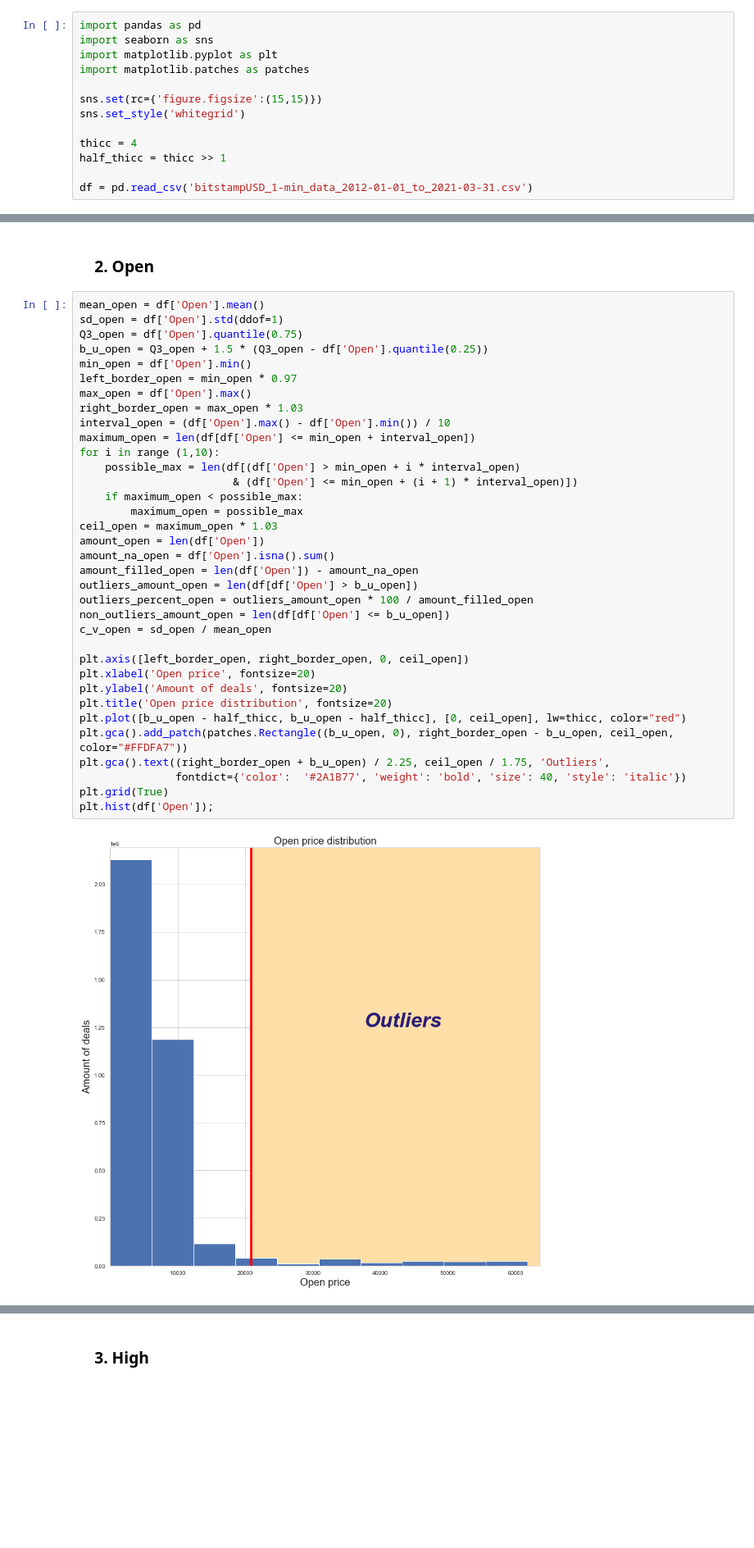
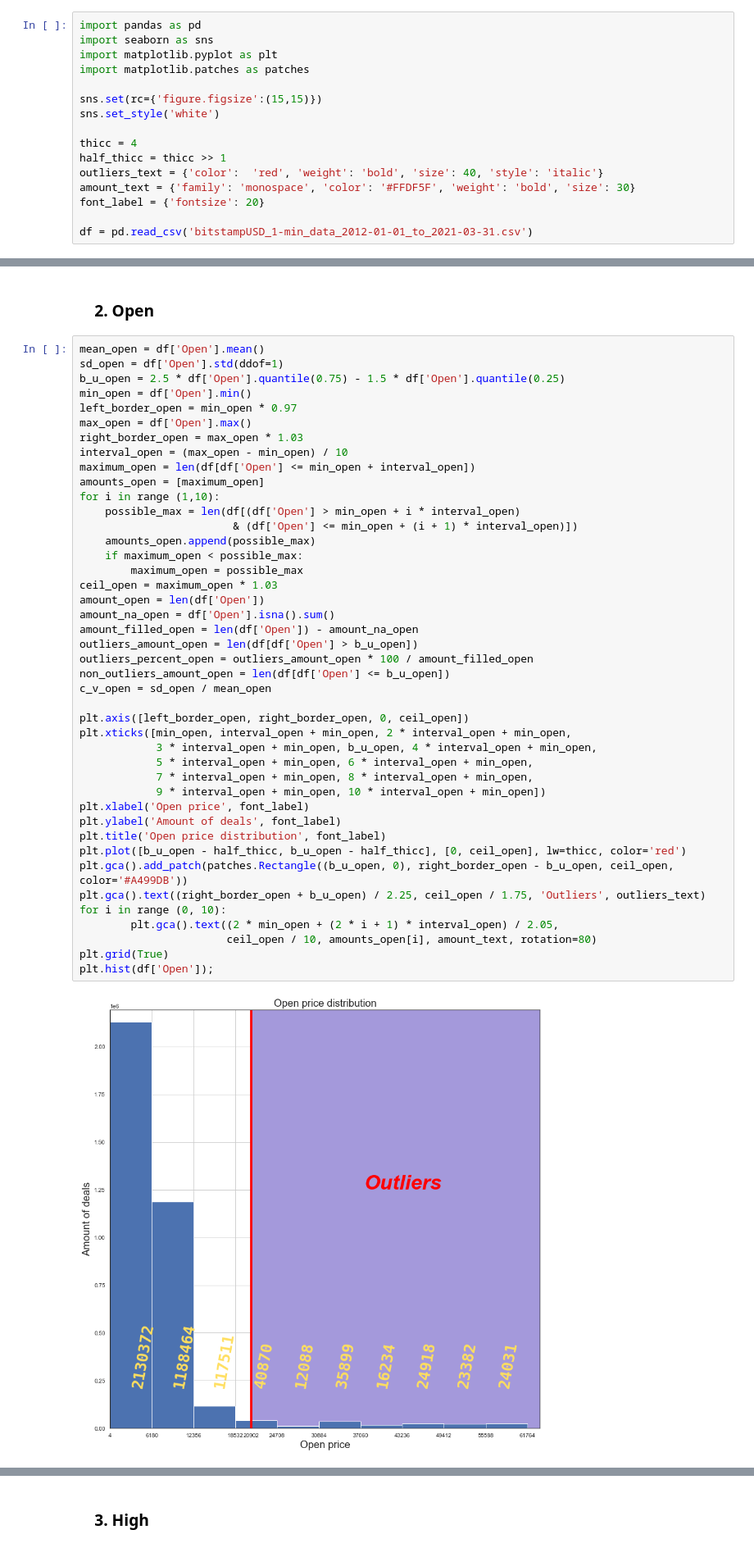
Before and after one commit to Xofrio/MachineLearning, a Jupyter notebook: Lab1/Lab1, 9893, Белов А. А..ipynb, the cells around one changed output, grey strips where cells are left out. Shown at 82% size. Drawn from its saved outputs; the diff is of its cells as text; blank space fills up the shorter version.

```diff
--- a/Lab1/Lab1, 9893, Белов А. А..ipynb
+++ b/Lab1/Lab1, 9893, Белов А. А..ipynb
@@ -56,10 +57,13 @@ import matplotlib.pyplot as plt
 import matplotlib.patches as patches
 
 sns.set(rc={'figure.figsize':(15,15)})
-sns.set_style('whitegrid')
+sns.set_style('white')
 
 thicc = 4
 half_thicc = thicc >> 1
+outliers_text = {'color':  'red', 'weight': 'bold', 'size': 40, 'style': 'italic'}
+amount_text = {'family': 'monospace', 'color': '#FFDF5F', 'weight': 'bold', 'size': 30}
+font_label = {'fontsize': 20}
 
 df = pd.read_csv('bitstampUSD_1-min_data_2012-01-01_to_2021-03-31.csv')
 # %% [markdown]
@@ -131,40 +139,48 @@ f'Количество значений Timestamp без выбросов:\t\t\t
 # %%
 mean_open = df['Open'].mean()
 sd_open = df['Open'].std(ddof=1)
-Q3_open = df['Open'].quantile(0.75)
-b_u_open = Q3_open + 1.5 * (Q3_open - df['Open'].quantile(0.25))
+b_u_open = 2.5 * df['Open'].quantile(0.75) - 1.5 * df['Open'].quantile(0.25)
 min_open = df['Open'].min()
 left_border_open = min_open * 0.97
 max_open = df['Open'].max()
 right_border_open = max_open * 1.03
-interval_open = (df['Open'].max() - df['Open'].min()) / 10
+interval_open = (max_open - min_open) / 10
 maximum_open = len(df[df['Open'] <= min_open + interval_open])
+amounts_open = [maximum_open]
 for i in range (1,10):
     possible_max = len(df[(df['Open'] > min_open + i * interval_open)
                         & (df['Open'] <= min_open + (i + 1) * interval_open)])
+    amounts_open.append(possible_max)
     if maximum_open < possible_max:
         maximum_open = possible_max
 ceil_open = maximum_open * 1.03
 amount_open = len(df['Open'])
 amount_na_open = df['Open'].isna().sum()
 amount_filled_open = len(df['Open']) - amount_na_open
 outliers_amount_open = len(df[df['Open'] > b_u_open])
 outliers_percent_open = outliers_amount_open * 100 / amount_filled_open
 non_outliers_amount_open = len(df[df['Open'] <= b_u_open])
 c_v_open = sd_open / mean_open
 
 plt.axis([left_border_open, right_border_open, 0, ceil_open])
-plt.xlabel('Open price', fontsize=20)
-plt.ylabel('Amount of deals', fontsize=20)
-plt.title('Open price distribution', fontsize=20)
-plt.plot([b_u_open - half_thicc, b_u_open - half_thicc], [0, ceil_open], lw=thicc, color="red")
-plt.gca().add_patch(patches.Rectangle((b_u_open, 0), right_border_open - b_u_open, ceil_open, color="#FFDFA7"))
-plt.gca().text((right_border_open + b_u_open) / 2.25, ceil_open / 1.75, 'Outliers',
-               fontdict={'color':  '#2A1B77', 'weight': 'bold', 'size': 40, 'style': 'italic'})
+plt.xticks([min_open, interval_open + min_open, 2 * interval_open + min_open,
+            3 * interval_open + min_open, b_u_open, 4 * interval_open + min_open,
+            5 * interval_open + min_open, 6 * interval_open + min_open,
+            7 * interval_open + min_open, 8 * interval_open + min_open,
+            9 * interval_open + min_open, 10 * interval_open + min_open])
+plt.xlabel('Open price', font_label)
+plt.ylabel('Amount of deals', font_label)
+plt.title('Open price distribution', font_label)
+plt.plot([b_u_open - half_thicc, b_u_open - half_thicc], [0, ceil_open], lw=thicc, color='red')
+plt.gca().add_patch(patches.Rectangle((b_u_open, 0), right_border_open - b_u_open, ceil_open, color='#A499DB'))
+plt.gca().text((right_border_open + b_u_open) / 2.25, ceil_open / 1.75, 'Outliers', outliers_text)
+for i in range (0, 10):
+        plt.gca().text((2 * min_open + (2 * i + 1) * interval_open) / 2.05,
+                       ceil_open / 10, amounts_open[i], amount_text, rotation=80)
 plt.grid(True)
 plt.hist(df['Open']);
 # %% [output]
-[figure, old version]
+[figure, new version]
 # %%
 print(f'Среднее значение Open:\t\t\t\t\t\t\t\t\t{mean_open}\n'
 f'Среднеквадратическое отклонение Open:\t\t\t\t\t\t\t{sd_open}\n'
```
Also changed, not shown: parts of 22 cells of this notebook.
